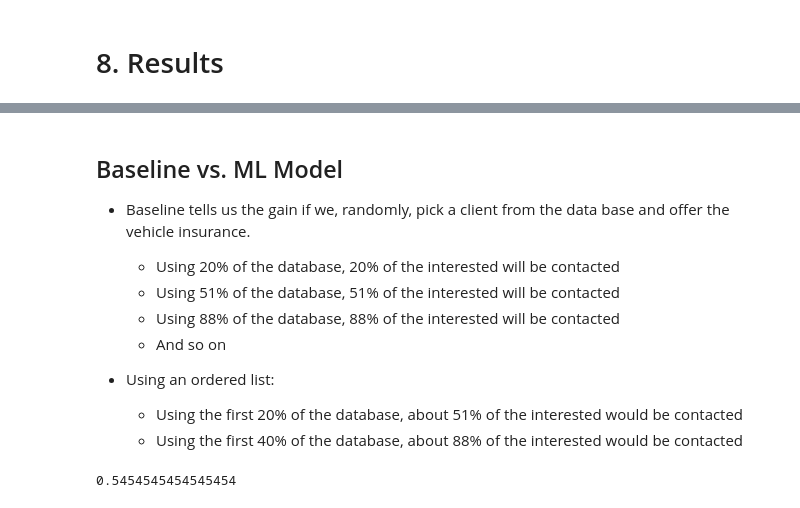
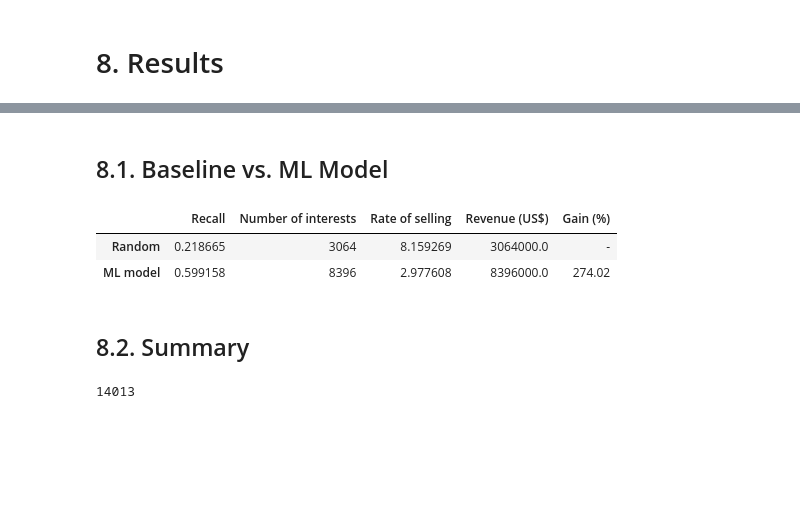
Before and after one commit to ezequielpf/health_insurance_cross_sell, a Jupyter notebook: notebooks/1.0.epf_health_insurance_cross_sell.ipynb, the cells around one changed output, grey strips where cells are left out. Saved outputs shown, nothing was run; the diff lists cells and outputs as text; code cells hidden in the pictures; blank space fills up the shorter version.

```diff
--- a/notebooks/1.0.epf_health_insurance_cross_sell.ipynb
+++ b/notebooks/1.0.epf_health_insurance_cross_sell.ipynb
@@ -1173,16 +1124,30 @@ ax[1].set_ylim(0.5, 3.5)
-# %% [markdown]
-## Baseline vs. ML Model
-
-- Baseline tells us the gain if we, randomly, pick a client from the data base and offer the vehicle insurance.
-    - Using 20% of the database, 20% of the interested will be contacted
-    - Using 51% of the database, 51% of the interested will be contacted
-    - Using 88% of the database, 88% of the interested will be contacted
-    - And so on
-
-- Using an ordered list:
-    - Using the first 20% of the database, about 51% of the interested would be contacted
-    - Using the first 40% of the database, about 88% of the interested would be contacted
-# %%
-1 - 0.4/0.88
-# %% [output]
-0.5454545454545454
+# %% [markdown]
+## 8.1. Baseline vs. ML Model
+# %%
+total_class_1 = y_val.query('response == 1').sum()[0]
+avg_insurance = 1000.00    # hypothetical anual average cost of vehicle insurance in US$
+
+clients_random = int(total_class_1 * n)
+clients_ML = int(total_class_1 * recall_at_k)
+
+random_revenue = avg_insurance * clients_random
+ML_revenue = avg_insurance * clients_ML
+
+summary = {'Recall': [n, recall_at_k],
+           'Number of interests': [clients_random, clients_ML],
+           'Rate of selling': [K / clients_random, K / clients_ML],
+           'Revenue (US$)': [random_revenue, ML_revenue],
+           'Gain (%)': ['-', f'{(ML_revenue/random_revenue)*100:.2f}']}
+
+df_summary = pd.DataFrame(index=['Random', 'ML model'], data=summary)
+df_summary
+# %% [output]
+|  | Recall | Number of interests | Rate of selling | Revenue (US$) | Gain (%) |
+| Random | 0.218665 | 3064 | 8.159269 | 3064000.0 | - |
+| ML model | 0.599158 | 8396 | 2.977608 | 8396000.0 | 274.02 |
+# %% [markdown]
+## 8.2. Summary
+# %%
+total_class_1
+# %% [output]
+14013
```
Also changed, not shown: parts of 26 cells of this notebook.
